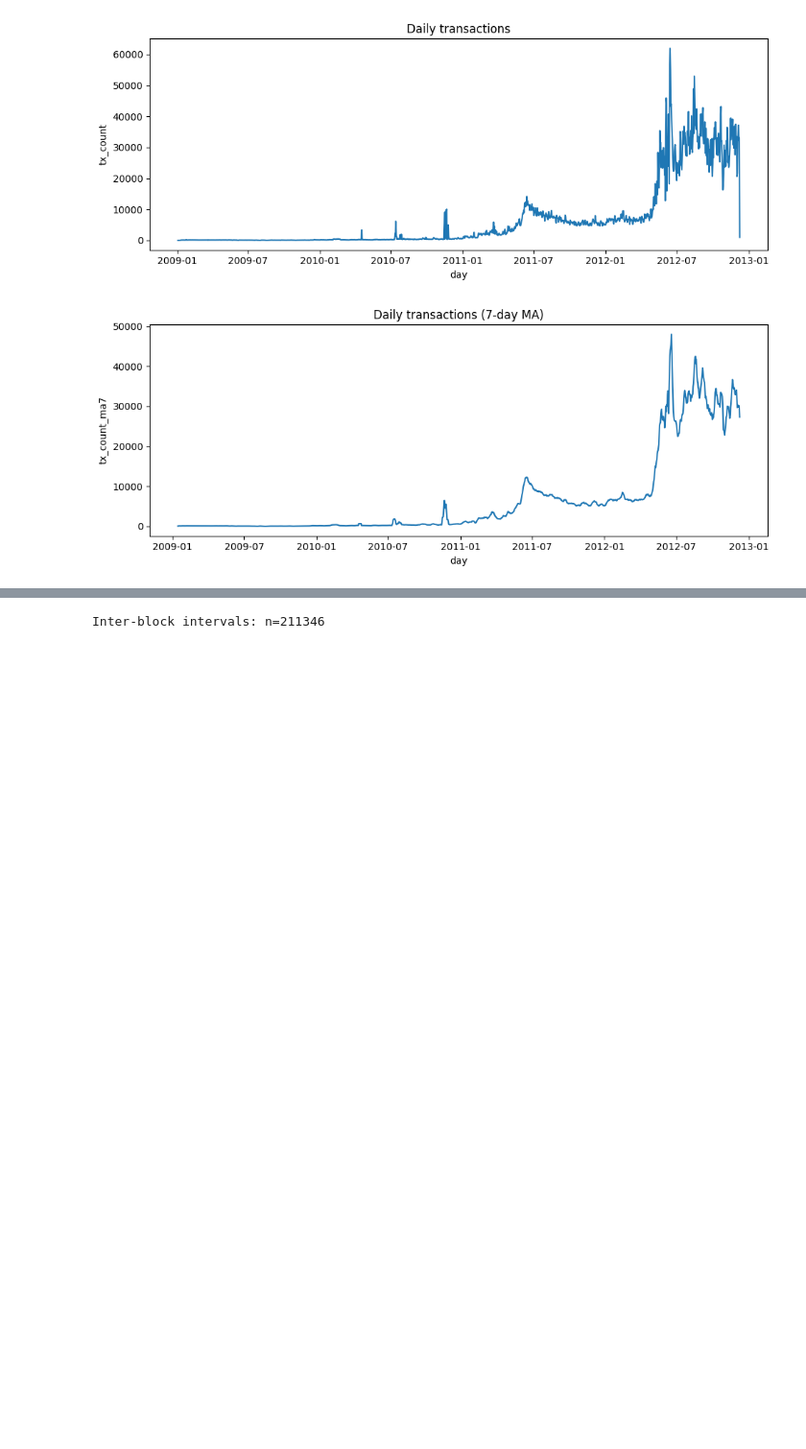
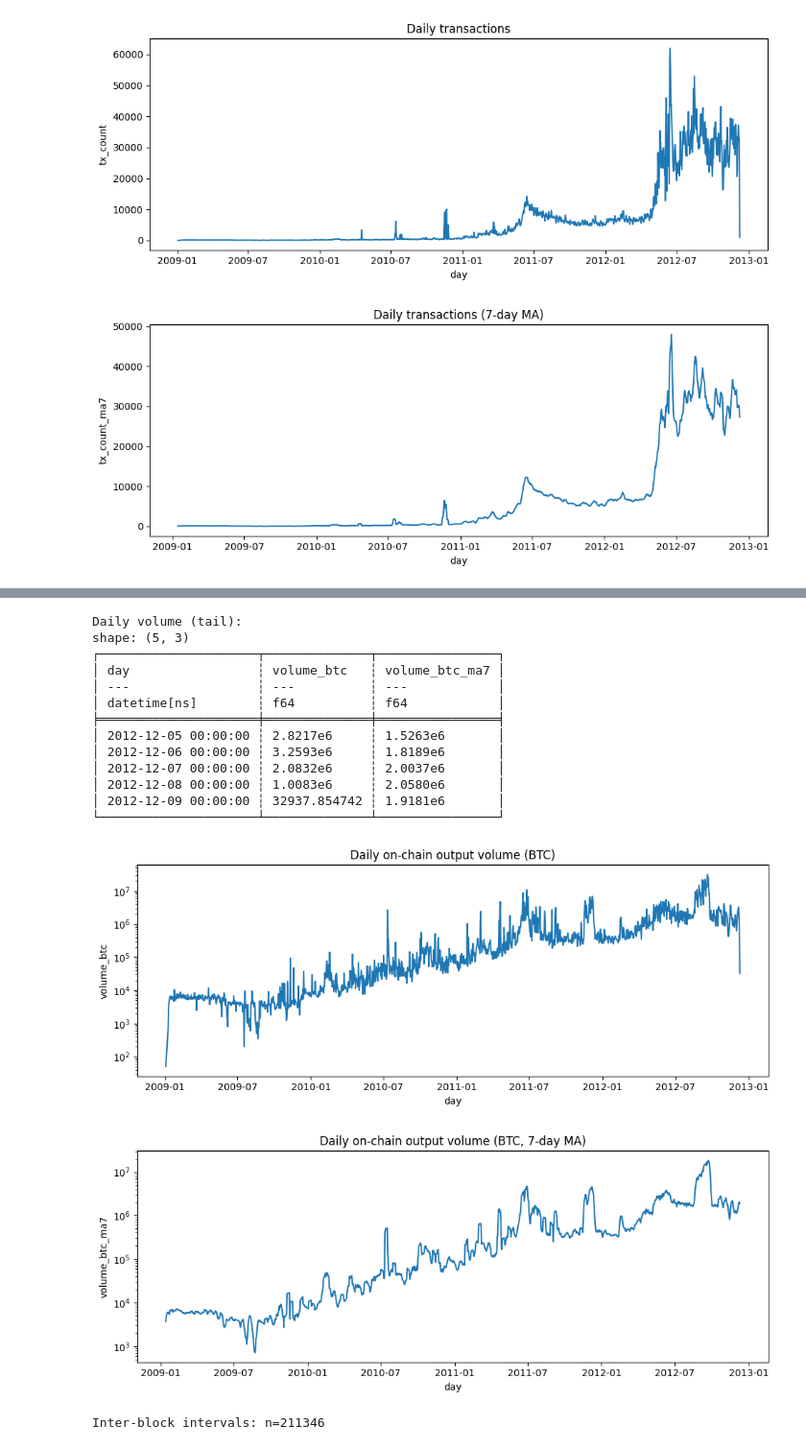
Before and after one commit to Vatereal/BlockChain, a Jupyter notebook: inspector.ipynb, the cells around one changed output, grey strips where cells are left out. Shown at 96% size. Saved outputs shown, nothing was run; the diff lists cells and outputs as text; code cells hidden in the pictures; blank space fills up the shorter version.

Commit message:
added volume plots [2] and its ma

```diff
--- a/inspector.ipynb
+++ b/inspector.ipynb
@@ -200,3 +164,83 @@ No value column in io parquet; skipping volume plots.
+# %%
+# ===== 2) Daily output volume in BTC (and MA) — more robust to schema =====
+io_cols = colnames(io_lf)
+
+# --- pick a value column (BTC or sats or generic) ---
+val_expr = None
+btc_names  = ["value_btc","amount_btc","btc","out_value_btc","output_btc"]
+sats_names = ["value_sats","satoshis","sats","out_value_sats","amount_sats","vout_sats"]
+gen_names  = ["value","amount","vout_value","output_value","v"]
+
+for nm in btc_names:
+    if nm in io_cols:
+        val_expr = pl.col(nm)
+        break
+
+if val_expr is None:
+    for nm in sats_names:
+        if nm in io_cols:
+            val_expr = pl.col(nm) / 1e8
+            break
+
+if val_expr is None:
+    gen = first_col(io_cols, gen_names)
+    if gen:
+        # Heuristic: integer → sats; float → BTC
+        dtp = io_lf.schema.get(gen)
+        if dtp is not None and dtp.is_integer():
+            val_expr = pl.col(gen) / 1e8
+        else:
+            val_expr = pl.col(gen).cast(pl.Float64)
+
+if val_expr is not None:
+    # --- outputs only mask (support many possible flags) ---
+    out_mask = pl.lit(True)
+    if "is_output" in io_cols:
+        out_mask = pl.col("is_output")
+    elif "is_input" in io_cols:
+        out_mask = ~pl.col("is_input")
+    else:
+        side_col = first_col(io_cols, ["io_type","direction","side","inout","kind","role","io"])
+        if side_col:
+            # treat any string containing 'out' as output
+            out_mask = pl.col(side_col).cast(pl.Utf8).str.contains("out", literal=True)
+
+    # --- pick a timestamp column for daily grouping ---
+    ts_col = first_col(io_cols, ["block_time","tx_time","time","timestamp","ts","datetime","day"])
+    daily_vol = (
+        io_lf
+        .with_columns(day = day_expr(io_lf, ts_col))
+        .filter(out_mask)
+        .group_by("day")
+        .agg(val_expr.sum().alias("volume_btc"))
+        .sort("day")
+        .with_columns(pl.col("volume_btc").rolling_mean(window_size=7).alias("volume_btc_ma7"))
+        .collect()
+    )
+
+    print("Daily volume (tail):")
+    print(daily_vol.tail(5))
+
+    lineplot(daily_vol, "day", "volume_btc",     "Daily on-chain output volume (BTC)", logy=True)
+    lineplot(daily_vol, "day", "volume_btc_ma7", "Daily on-chain output volume (BTC, 7-day MA)", logy=True)
+else:
+    print("Could not find a value column (BTC or sats). Inspect your io schema with `io_lf.schema` or `io_lf.fetch(5)`.")
+# %% [output]
+Daily volume (tail):
+shape: (5, 3)
+┌─────────────────────┬──────────────┬────────────────┐
+│ day                 ┆ volume_btc   ┆ volume_btc_ma7 │
+│ ---                 ┆ ---          ┆ ---            │
+│ datetime[ns]        ┆ f64          ┆ f64            │
+╞═════════════════════╪══════════════╪════════════════╡
+│ 2012-12-05 00:00:00 ┆ 2.8217e6     ┆ 1.5263e6       │
+│ 2012-12-06 00:00:00 ┆ 3.2593e6     ┆ 1.8189e6       │
+│ 2012-12-07 00:00:00 ┆ 2.0832e6     ┆ 2.0037e6       │
+│ 2012-12-08 00:00:00 ┆ 1.0083e6     ┆ 2.0580e6       │
+│ 2012-12-09 00:00:00 ┆ 32937.854742 ┆ 1.9181e6       │
+└─────────────────────┴──────────────┴────────────────┘
+[figure, added]
+[figure, added]
 # %%
 # ===== 3) Inter-block time histogram (fixed: don't truncate to day) =====
 blk_time_col = first_col(blk_cols, ["block_time","time","timestamp","ts","datetime"])
```
Also changed, not shown: parts of 1 cell of this notebook.
